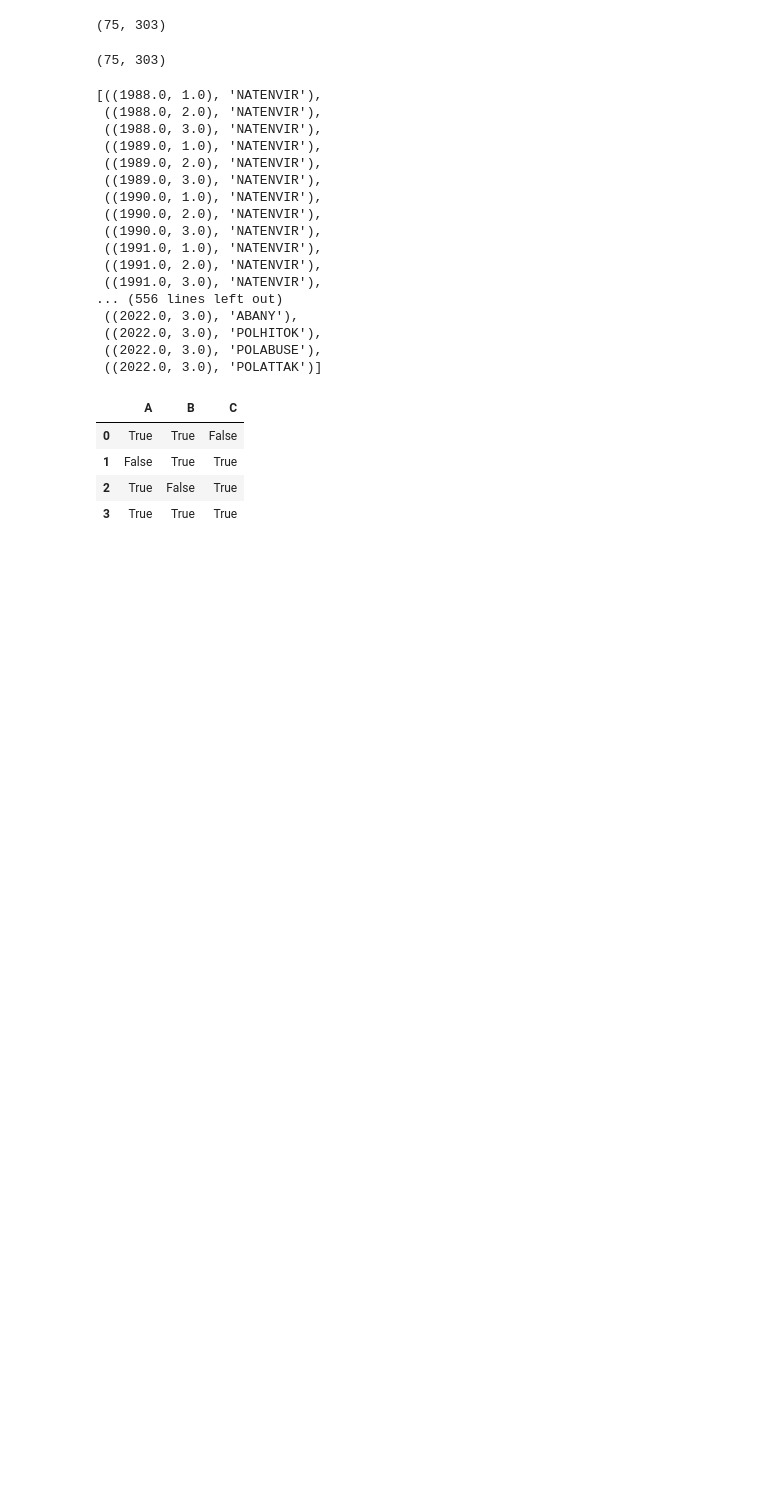
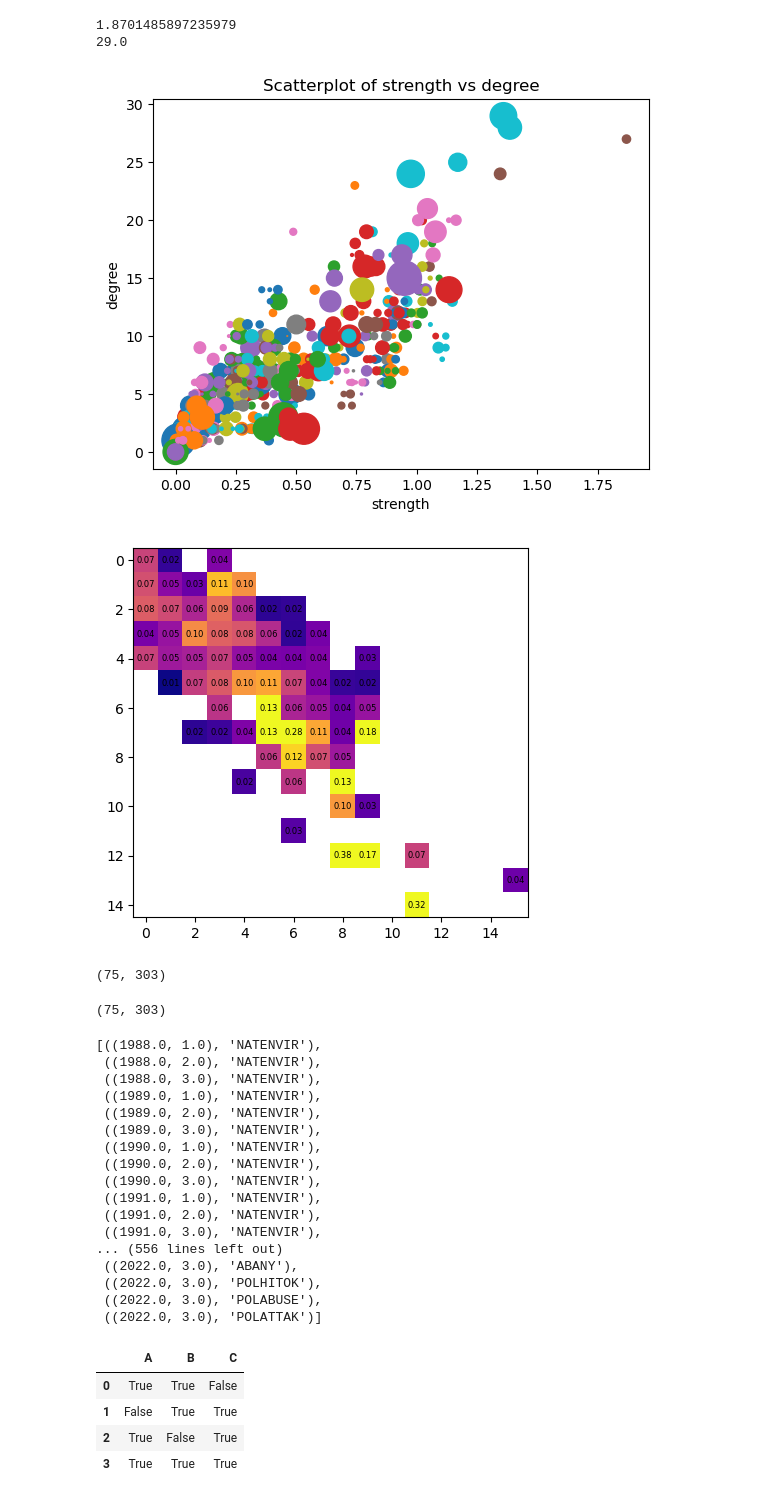
Before and after one commit to victorvikram/BeliefNetworkEvo, a Jupyter notebook: nbk/v_creating_belief_network.ipynb, the cells around one changed output. Drawn from its saved outputs; the diff is of its cells as text; code cells hidden in the pictures; blank space fills up the shorter version.

Commit message:
heatmap

```diff
--- a/nbk/v_creating_belief_network.ipynb
+++ b/nbk/v_creating_belief_network.ipynb
@@ -22,11 +23,18 @@ cols = df.columns.to_list()
 # %%
-vars_to_use = ["PARTYID","POLVIEWS","NATSPAC","NATENVIR","NATHEAL","NATCITY","NATCRIME","NATDRUG","NATEDUC","NATRACE","NATARMS",
-"NATAID","NATFARE","NATROAD","NATSOC","NATMASS","NATPARK","NATCHLD","NATSCI","NATENRGY","NATSPACY","NATENVIY","NATHEALY","NATCITYY","NATCRIMY","NATDRUGY","NATEDUCY",
-"NATRACEY","NATARMSY","NATAIDY","NATFAREY","EQWLTH","SPKATH","COLATH","LIBATH","SPKRAC","COLRAC","LIBRAC","SPKCOM","COLCOM","LIBCOM","SPKMIL","COLMIL","LIBMIL","SPKHOMO",
+vars_to_use = ["YEAR", "PARTYID","POLVIEWS","NATSPAC","NATENVIR","NATHEAL","NATCITY","NATCRIME","NATDRUG","NATEDUC","NATRACE","NATARMS",
+"NATAID","NATFARE","NATROAD","NATSOC","NATMASS","NATPARK","NATCHLD","NATSCI","NATENRGY","EQWLTH","SPKATH","COLATH","LIBATH","SPKRAC","COLRAC","LIBRAC","SPKCOM","COLCOM","LIBCOM","SPKMIL","COLMIL","LIBMIL","SPKHOMO",
 "COLHOMO","LIBHOMO","SPKMSLM","COLMSLM","LIBMSLM","CAPPUN","GUNLAW","COURTS","GRASS","ATTEND","RELITEN","POSTLIFE","PRAYER","AFFRMACT","WRKWAYUP","HELPFUL",
 "FAIR","TRUST","CONFINAN","CONBUS","CONCLERG","CONEDUC","CONFED","CONLABOR","CONPRESS","CONMEDIC","CONTV","CONJUDGE","CONSCI","CONLEGIS","CONARMY","GETAHEAD","FEPOL","ABDEFECT","ABNOMORE","ABHLTH","ABPOOR","ABRAPE","ABSINGLE","ABANY","SEXEDUC","DIVLAW","PREMARSX","TEENSEX","XMARSEX","HOMOSEX","PORNLAW",
 "SPANKING","LETDIE1","SUICIDE1","SUICIDE2","POLHITOK","POLABUSE","POLMURDR","POLESCAP","POLATTAK","NEWS","TVHOURS","FECHLD","FEPRESCH","FEFAM","RACDIF1","RACDIF2","RACDIF3",
-"RACDIF4","HELPPOOR","MARHOMO", "RACOPEN", "HELPNOT", "HELPBLK"]
+"RACDIF4","HELPPOOR","MARHOMO", "RACOPEN", "HELPNOT", "HELPBLK","PRESLAST_NONCONFORM", "PRESLAST_DEMREP", "VOTELAST"]
+
+vars_post = ["YEAR","PARTYID","POLVIEWS","NATSPAC","NATENVIR","NATHEAL","NATCITY","NATCRIME","NATDRUG","NATEDUC","NATRACE","NATARMS",
+"NATAID","NATFARE","NATROAD","NATSOC","NATMASS","NATPARK","NATCHLD","NATSCI","NATENRGY","EQWLTH","SPKATH","COLATH","LIBATH","SPKRAC","COLRAC","LIBRAC","SPKCOM","COLCOM","LIBCOM","SPKMIL","COLMIL","LIBMIL","SPKHOMO",
+"COLHOMO","LIBHOMO","SPKMSLM","COLMSLM","LIBMSLM","CAPPUN","GUNLAW","COURTS","GRASS","ATTEND","RELITEN","POSTLIFE","PRAYER","AFFRMACT","WRKWAYUP","HELPFUL",
+"FAIR","TRUST","CONFINAN","CONBUS","CONCLERG","CONEDUC","CONFED","CONLABOR","CONPRESS","CONMEDIC","CONTV","CONJUDGE","CONSCI","CONLEGIS","CONARMY","GETAHEAD","FEPOL","ABDEFECT","ABNOMORE","ABHLTH","ABPOOR","ABRAPE","ABSINGLE","ABANY","SEXEDUC","DIVLAW","PREMARSX","TEENSEX","XMARSEX","HOMOSEX","PORNLAW",
+"SPANKING","LETDIE1","SUICIDE1","SUICIDE2","POLHITOK","POLABUSE","POLMURDR","POLESCAP","POLATTAK","NEWS","TVHOURS","FECHLD","FEPRESCH","FEFAM","RACDIF1","RACDIF2","RACDIF3",
+"RACDIF4","HELPPOOR","MARHOMO", "RACOPEN", "HELPNOT", "HELPBLK","PRESLAST_NONCONFORM", "PRESLAST_DEMREP", "VOTELAST"]
+
 
 PRES_variables = [
     'VOTE68', 'VOTE72', 'VOTE76', 'VOTE80', 'VOTE84', 'VOTE88', 'VOTE92', 'VOTE96', 'VOTE00', 'VOTE04', 'VOTE08', 'VOTE12', 'VOTE16', 'VOTE20',
@@ -85,0 +75,2 @@ for year in [2000, 2002, 2004, 2006, 2008, 2010, 2012]:
+# %%
+strength_df, degree_df, change_df = make_degree_strength_change_dfs(df, vars_to_use, 2)
@@ -85,0 +101,50 @@ for year in [2000, 2002, 2004, 2006, 2008, 2010, 2012]:
+# %%
+degree_bin_size = 2
+strength_bin_size = 0.12
+
+scatter_fig, scatter_ax = plt.subplots()  # Create a new figure for each column pair
+scatter_ax.set_title(f"Scatterplot of strength vs degree")
+scatter_ax.set_xlabel(f"strength")
+scatter_ax.set_ylabel(f"degree")
+
+strength_ax = strength_df.max().max()
+degree_ax = degree_df.max().max()
+print(strength_ax)
+print(degree_ax)
+
+value_count = np.zeros((np.floor(degree_ax / degree_bin_size).astype(int) + 1, np.floor(strength_ax / strength_bin_size).astype(int) + 1))
+value_sum = np.zeros((np.floor(degree_ax / degree_bin_size).astype(int) + 1, np.floor(strength_ax / strength_bin_size).astype(int) + 1))
+
+for col in strength_df.columns:
+    diffs = np.abs(np.array(change_df[col]))
+    incs = np.where(~np.isnan(diffs), 1, 0)
+    vals = np.where(~np.isnan(diffs), diffs, 0)
+
+    np.add.at(value_count, (np.floor(np.array(degree_df[col] / degree_bin_size)).astype(int), np.floor(np.array(strength_df[col]) / strength_bin_size).astype(int)), incs)
+
+    np.add.at(value_sum, (np.floor(np.array(degree_df[col] / degree_bin_size)).astype(int), np.floor(np.array(strength_df[col]) / strength_bin_size).astype(int)),
+                            vals)
+
+    scatter_ax.scatter(strength_df[col], degree_df[col], s=change_df[col].abs() * 1000)
+    # plt.scatter(trimmed_degree_df[col], change_df[col].abs(), s=trimmed_strength_df[col] * 100)
+
+means = value_sum / value_count
+
+cutoff = np.percentile(means[~np.isnan(means)], 90)
+
+chopped_means = np.where(means > cutoff, cutoff, means)
+
+heatmap_fig, heatmap_ax = plt.subplots()
+heatmap_ax.imshow(chopped_means, cmap="plasma")
+
+# Add annotations (numeric values) on top of each heatmap cell
+for i in range(chopped_means.shape[0]):
+    for j in range(chopped_means.shape[1]):
+
+        if ~np.isnan(chopped_means[i, j]):
+            plt.text(j, i, f'{means[i, j]:.2f}', ha='center', va='center', color='black', fontsize=6)
+# %% [output]
+1.8701485897235979
+29.0
+[figure, added]
+[figure, added]
```
Also changed, not shown: parts of 11 cells of this notebook, 8 other files.
